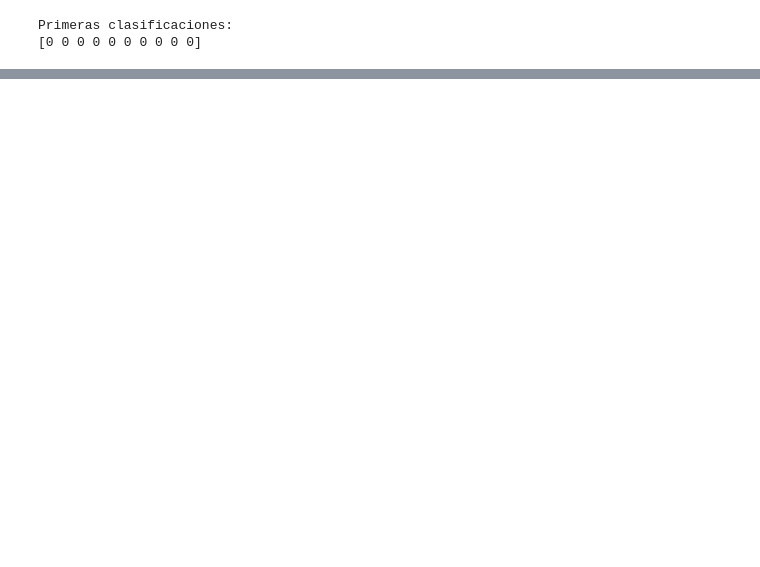
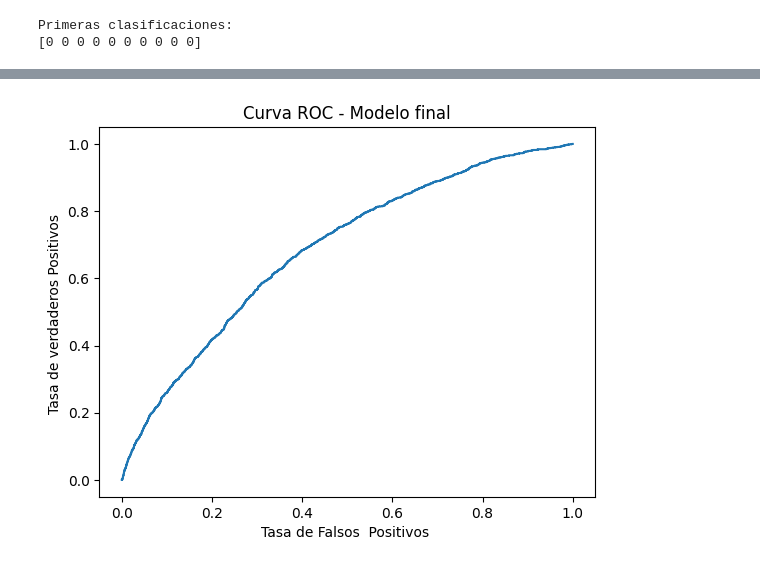
Before and after one commit to NaiaArroyo/RETO-5-NARANJA, a Jupyter notebook: regresion_logistica.ipynb, the cells around one changed output, grey strips where cells are left out. Cells and saved outputs as stored; diff of their text form; code cells hidden in the pictures; blank space fills up the shorter version.

```diff
--- a/regresion_logistica.ipynb
+++ b/regresion_logistica.ipynb
@@ -329,0 +561,16 @@ METRICAS DE RENDIMIENTO
+# %%
+#vamos a tratar de optimizar el modelo al máximo
+#para ello, en primer lugar, vamos a tratar de afinar un poco más la c. para ello, haremos una busqueda más precisa alrededr del mejor valor para c que hemos encontrado(0,013)
+
+mejor_C = grid.best_params_["C"]
+print("mejor c conseguida:",mejor_C)
+
+#ahora vamos a probar con los valores más cercanos a los que habiamos conseguido antes. para ello, multiplicaremos ese valor por 0.5, que dará  el limite inferior de c,y por 1.5, que  dará el limite supeior. también generaremos 30 valores repartdos en esos limites
+
+valores_C_optimos = np.linspace(
+    mejor_C * 0.5,
+    mejor_C * 1.5,
+    30
+)
+#añadimos también el c anterior, para asegurar que la nueva busqueda incluya la anterior
+valores_C_optimos = np.append(valores_C_optimos, mejor_C)
@@ -329,0 +654,3 @@ METRICAS DE RENDIMIENTO
+# %%
+#por lo que tras este cambio, l1 sigue siendo la mejor penalización, pero el c se ha ajustado un poco, a pesar de que la mejora del ROC-AUC sea mínima
+modelo_final = grid_optimo.best_estimator_
@@ -329,0 +762,7 @@ METRICAS DE RENDIMIENTO
+# %%
+#una vez hecho esto, quedaría obtener las probabilidades finales sobre test, las cuales se emplearan para predecir la prima posteriormente
+prob_impago_test = modelo_final.predict_proba(
+    X_test
+)[:, 1]
+
+print(prob_impago_test[:10])
@@ -329,0 +825,18 @@ METRICAS DE RENDIMIENTO
+# %%
+#visualizamos la curva ROC del modelo final para poder observar su capacidad de diferenciar entre clientes con impago y sin impago con distintos umbrales
+
+
+
+fpr_final, tpr_final, _ = roc_curve(
+    y_test,
+    prob_impago_test
+)
+
+plt.plot(fpr_final, tpr_final)
+plt.xlabel("Tasa de Falsos  Positivos ")
+plt.ylabel("Tasa de verdaderos Positivos ")
+plt.title("Curva ROC - Modelo final")
+
+plt.show()
+# %% [output]
+[figure, added]
```
Also changed, not shown: parts of 61 cells of this notebook.
